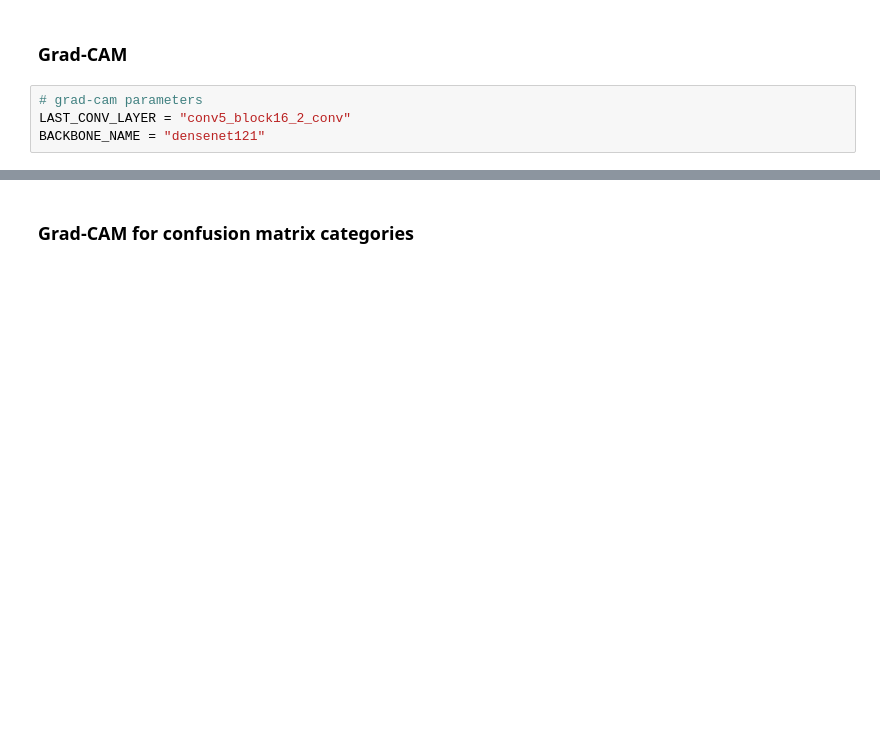
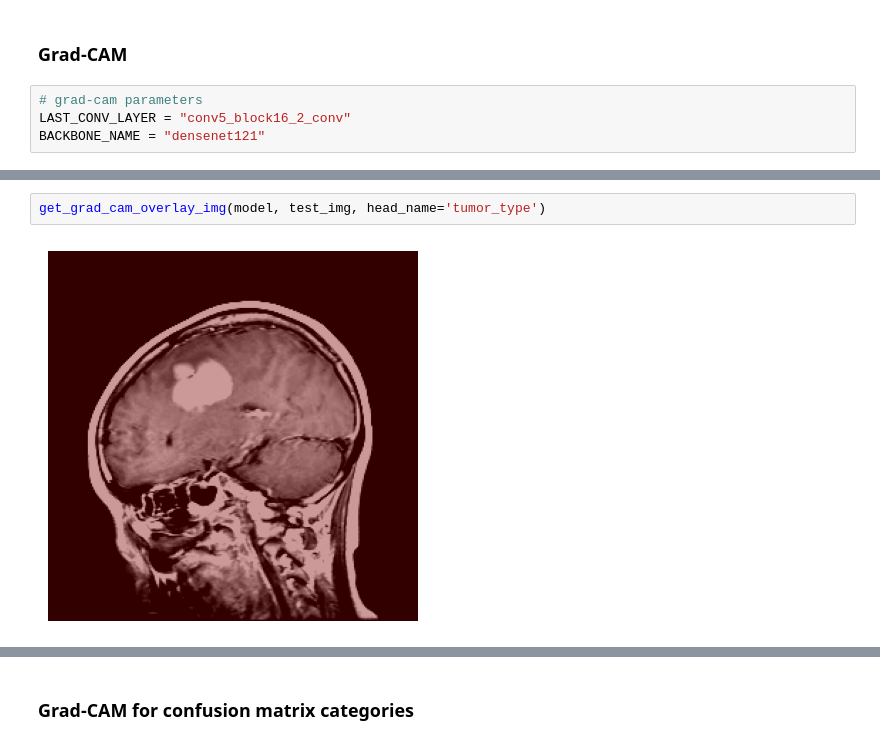
Before and after one commit to Jeremy-Duval-PhD/Brain_Tumor_MRI_Dataset, a Jupyter notebook: notebooks/Modeling.ipynb, the cells around one changed output, grey strips where cells are left out. Drawn from its saved outputs; the diff is of its cells as text; blank space fills up the shorter version.

```diff
--- a/notebooks/Modeling.ipynb
+++ b/notebooks/Modeling.ipynb
@@ -707 +775,5 @@ for x_batch, y_batch in val_ds:
+# %%
+get_grad_cam_overlay_img(model, test_img, head_name='tumor_type')
+# %% [output]
+[figure, added]
 # %%
```
Also changed, not shown: parts of 24 cells of this notebook, 3 other files.
